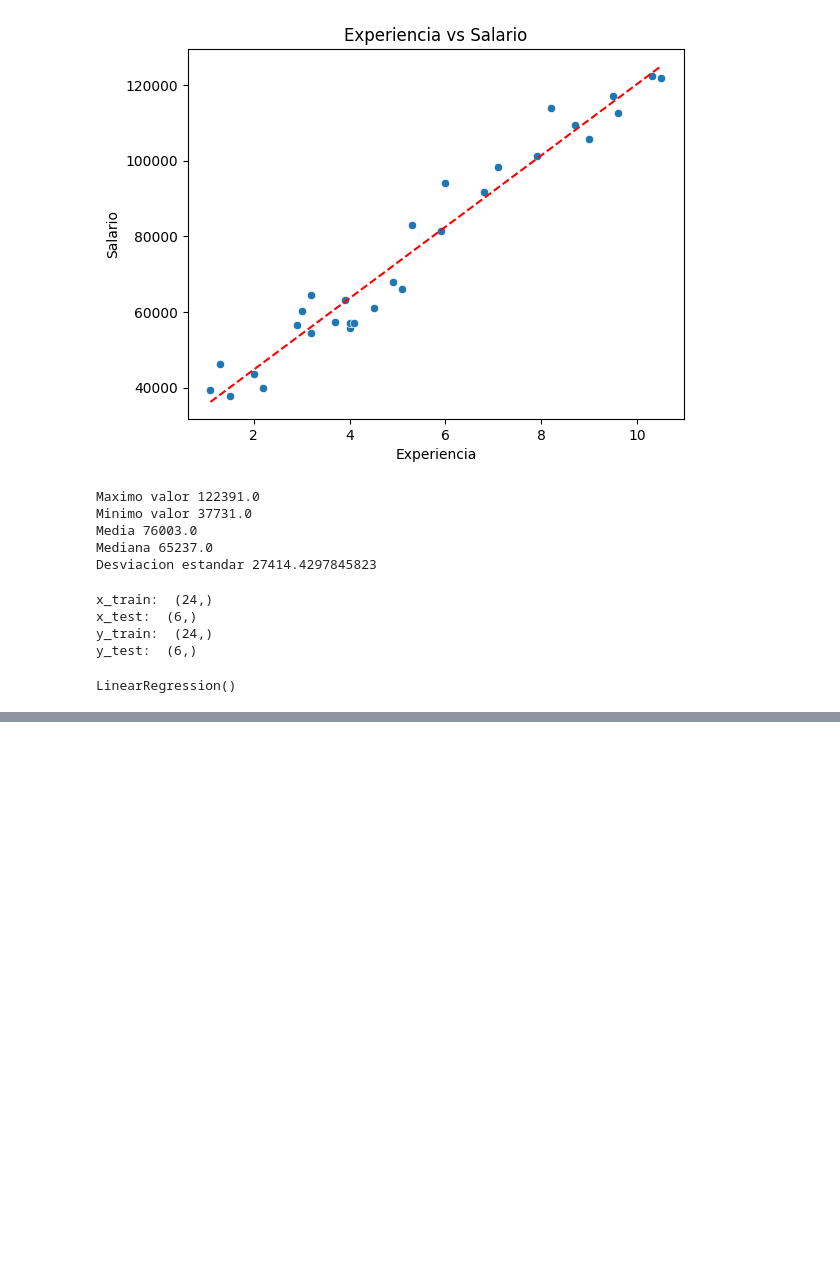
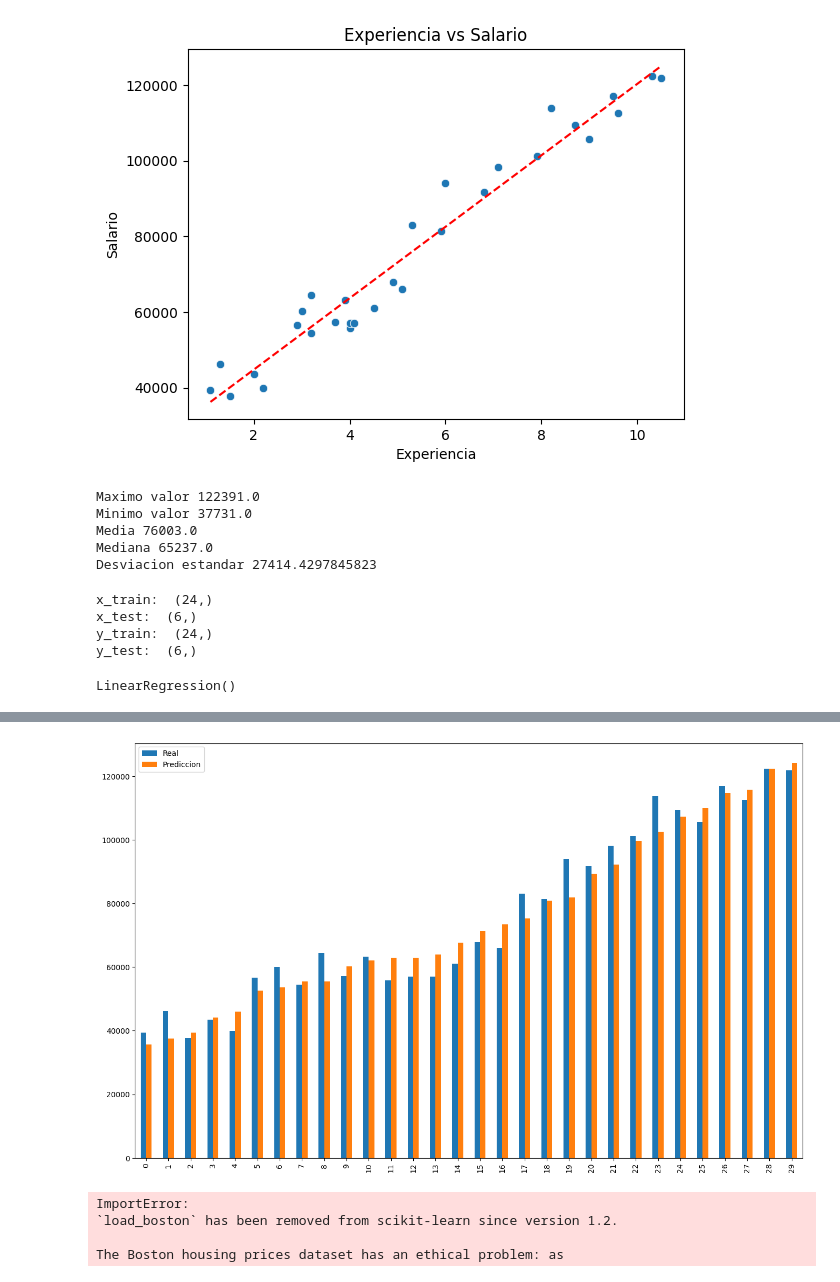
Before and after one commit to santiagovahos/data_science, a Jupyter notebook: machine_learning/linear_reg/experience_salary_lin_reg.ipynb, the cells around one changed output, grey strips where cells are left out. Drawn from its saved outputs; the diff is of its cells as text; code cells hidden in the pictures; blank space fills up the shorter version.

```diff
--- a/machine_learning/linear_reg/experience_salary_lin_reg.ipynb
+++ b/machine_learning/linear_reg/experience_salary_lin_reg.ipynb
@@ -80,0 +120,3 @@ lin_reg_model.predict
+# %%
+df1 = pd.DataFrame({'Real': salario, 'Prediccion': pred_salary.reshape(-1)})
+df1.head()
@@ -80,0 +130,13 @@ lin_reg_model.predict
+# %%
+df1.plot(kind='bar',figsize=(16,10))
+plt.show()
+# %% [output]
+[figure, added]
+# %%
+from sklearn import datasets
+dfboston = datasets.load_boston()
+# %% [output]
+ImportError:
+`load_boston` has been removed from scikit-learn since version 1.2.
+
+The Boston housing prices dataset has an ethical problem: as
```
Also changed, not shown: parts of 11 cells of this notebook, 9 other files.
